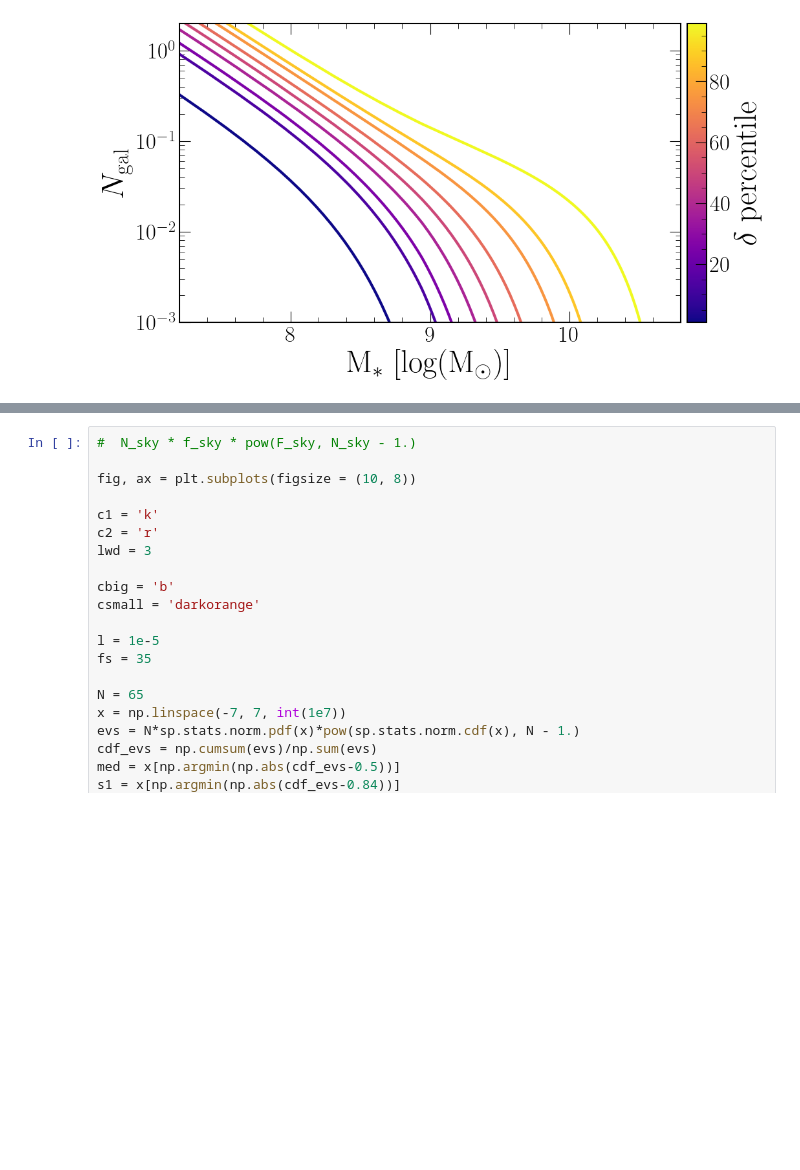
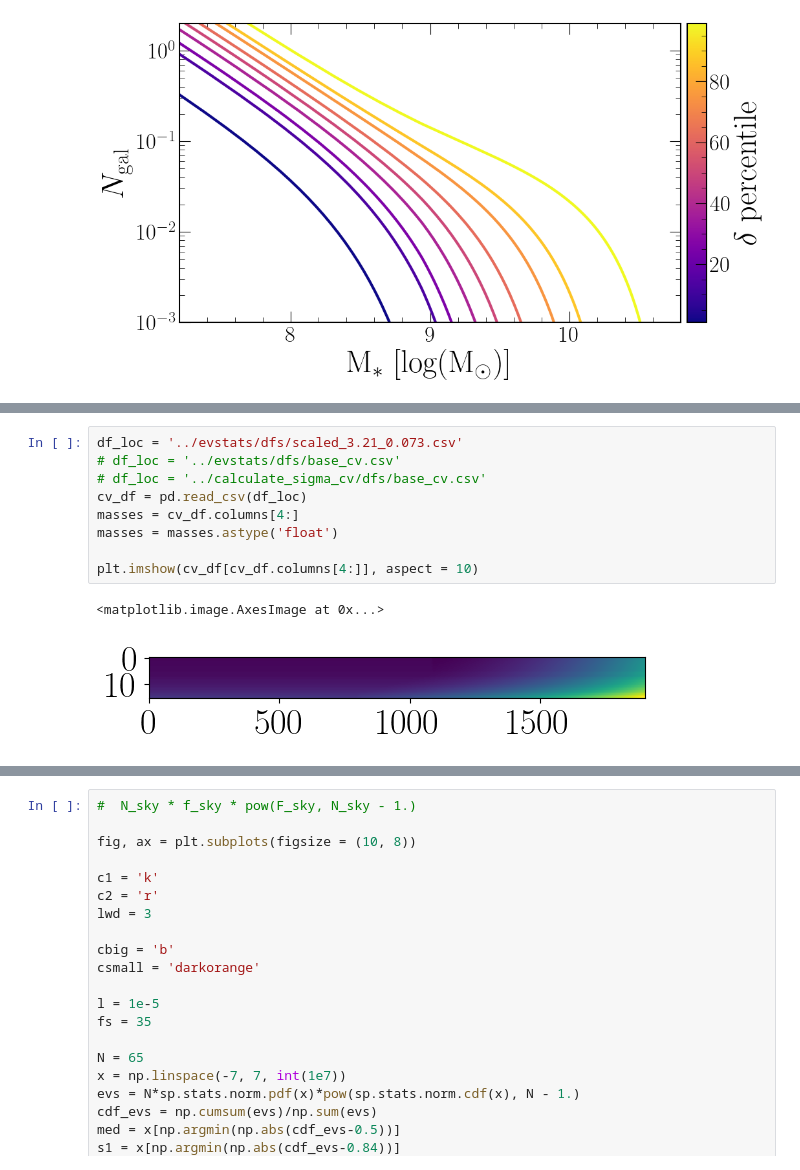
Before and after one commit to astrockragh/evstats_clustering, a Jupyter notebook: example/paper_figures_revised.ipynb, the cells around one changed output, grey strips where cells are left out. Cells and saved outputs as stored; diff of their text form; blank space fills up the shorter version.

```diff
--- a/example/paper_figures_revised.ipynb
+++ b/example/paper_figures_revised.ipynb
@@ -638,0 +1066,12 @@ fig.savefig('paper/overdensity_sampled_percentile.png', dpi = 200, bbox_inches =
+# %%
+df_loc = '../evstats/dfs/scaled_3.21_0.073.csv'
+# df_loc = '../evstats/dfs/base_cv.csv'
+# df_loc = '../calculate_sigma_cv/dfs/base_cv.csv'
+cv_df = pd.read_csv(df_loc)
+masses = cv_df.columns[4:]
+masses = masses.astype('float')
+
+plt.imshow(cv_df[cv_df.columns[4:]], aspect = 10)
+# %% [output]
+<matplotlib.image.AxesImage at 0x...>
+[figure, added]
```
Also changed, not shown: parts of 30 cells of this notebook, 31 other files.
